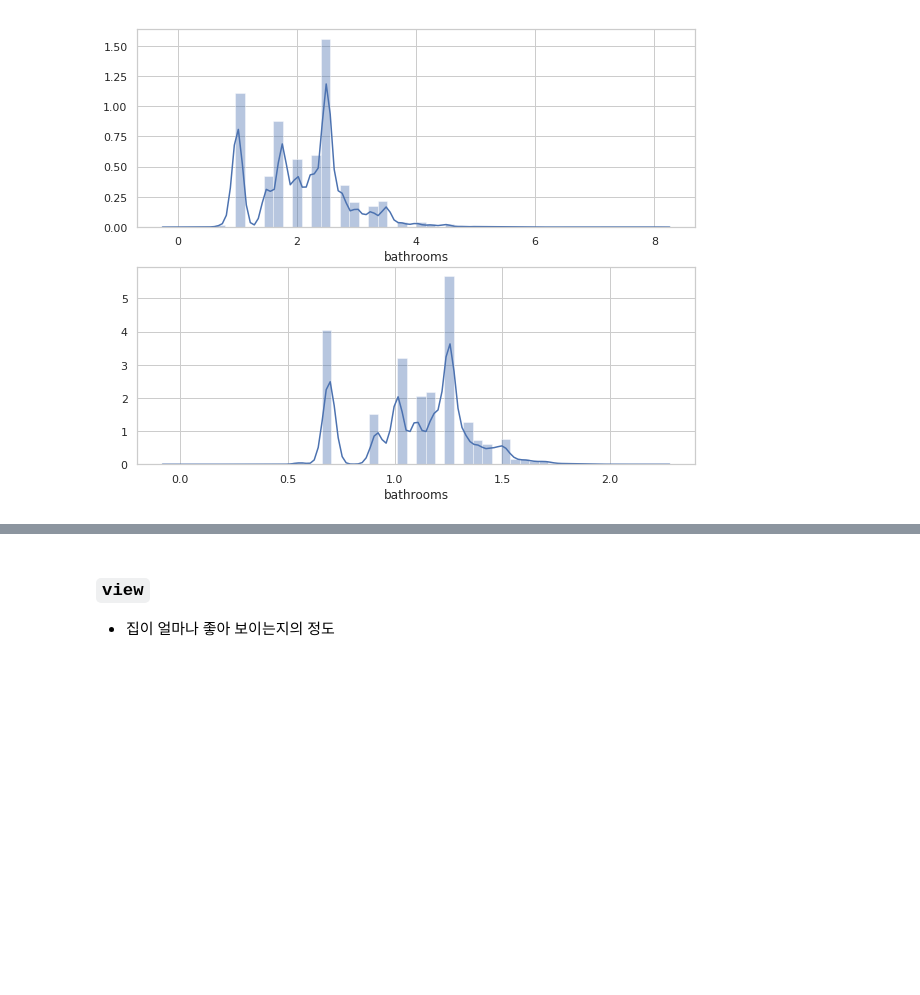
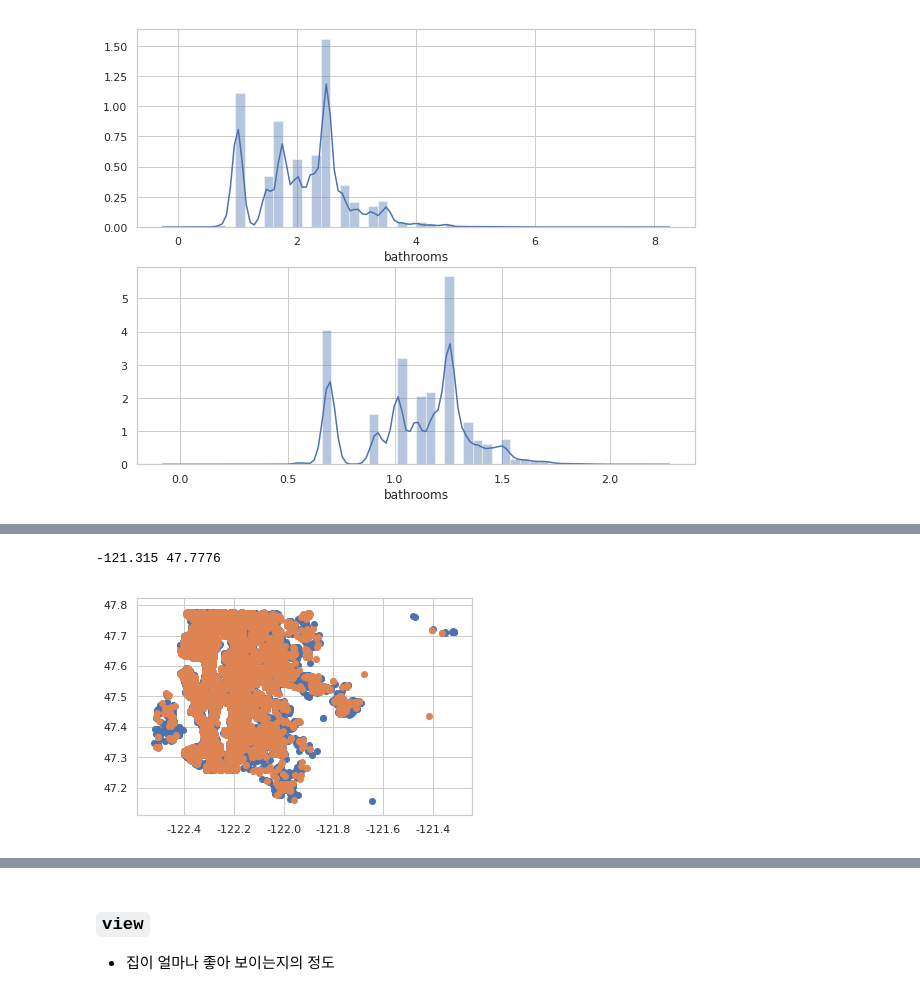
Before and after one commit to EmjayAhn/kaggle_HousePrice, a Jupyter notebook: 01_HousePriceEDA.ipynb, the cells around one changed output, grey strips where cells are left out. Saved outputs shown, nothing was run; the diff lists cells and outputs as text; code cells hidden in the pictures; blank space fills up the shorter version.

```diff
--- a/01_HousePriceEDA.ipynb
+++ b/01_HousePriceEDA.ipynb
@@ -245,0 +243,10 @@ plt.show()
+# %%
+print(max(train_set['long']), max(train_set['lat']))
+# %% [output]
+-121.315 47.7776
+# %%
+plt.scatter(train_set['long'], train_set['lat'])
+plt.scatter(test_set['long'], test_set['lat'])
+plt.show()
+# %% [output]
+[figure, added]
```
Also changed, not shown: parts of 44 cells of this notebook.
